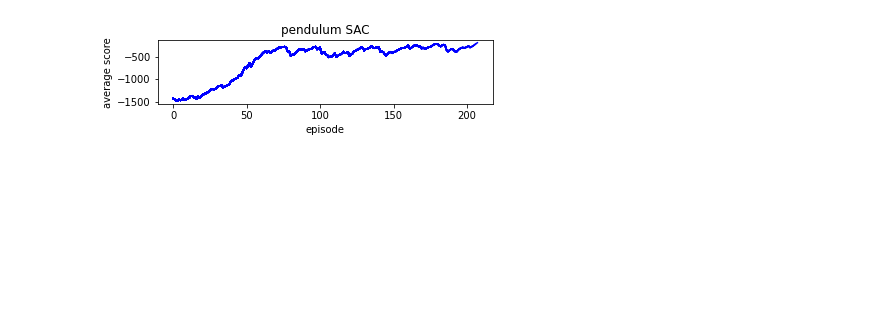
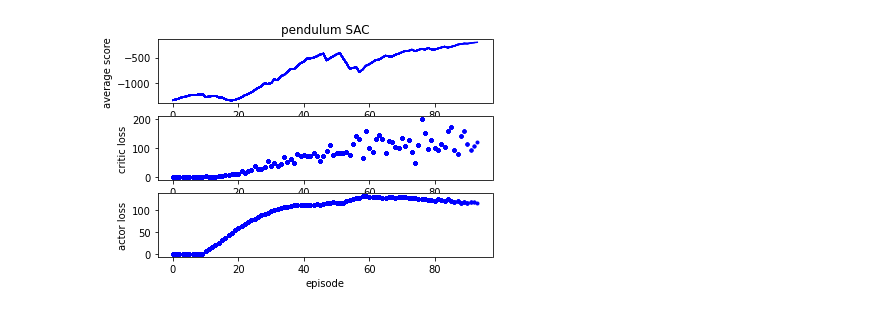
Before and after one commit to Kimbyung-wook/RL_Note, a Jupyter notebook: notebook/pendulum/pendulum_sac_train_TF.ipynb, the cells around one changed output. Saved outputs shown, nothing was run; the diff lists cells and outputs as text; code cells hidden in the pictures; blank space fills up the shorter version.

```diff
--- a/notebook/pendulum/pendulum_sac_train_TF.ipynb
+++ b/notebook/pendulum/pendulum_sac_train_TF.ipynb
@@ -91,7 +91,7 @@ class TD3Agent:
         self.critic1_optimizer  = tf.keras.optimizers.Adam(learning_rate=self.critic_learning_rate)
         self.critic2_optimizer  = tf.keras.optimizers.Adam(learning_rate=self.critic_learning_rate)
         self.actor_optimizer    = tf.keras.optimizers.Adam(learning_rate=self.actor_learning_rate)
-        # self.alpha_optimizer    = tf.keras.optimizers.Adam(learning_rate=self.alpha_learning_rate)
+        self.alpha_optimizer    = tf.keras.optimizers.Adam(learning_rate=self.alpha_learning_rate)
 
         self.critic1        = Critic(self.state_size, self.action_size)
         self.critic2        = Critic(self.state_size, self.action_size)
@@ -118,9 +118,8 @@ class TD3Agent:
         # self.critic2.summary()
 
         self.hard_update_target_model()
-        # self.target_entropy = -tf.reduce_prod(tf.Tensor(self.action_size,dtype=tf.float32))
+        self.target_entropy = -tf.convert_to_tensor(np.array(self.action_size,dtype=np.float32),dtype=tf.float32)
 
-        self.update_freq = 2
         self.train_idx = 0
         self.show_media_info = False
 
@@ -174,7 +173,7 @@ class TD3Agent:
         # Train from Experience Replay
         # Training Condition - Memory Size
         if len(self.memory) < self.train_start:
-            return
+            return 0.0,0.0
         # Sampling from the memory
         mini_batch = random.sample(self.memory, self.batch_size)
 
@@ -245,8 +244,8 @@ class TD3Agent:
         # print('critic2',critic2_loss)
         # print('actor_loss',actor_loss)
         critic_loss = 0.5*(critic1_loss.numpy() + critic2_loss.numpy())
-        # return critic_loss, actor_loss.numpy()
-        return
+        return critic_loss, actor_loss.numpy()
+        # return
 
     def save_model(self):
         self.actor.save_weights("./save_model/pendulum_td3_TF_actor", save_format="tf")
@@ -254,10 +253,10 @@ class TD3Agent:
         self.critic2.save_weights("./save_model/pendulum_td3_TF_critic2", save_format="tf")
         return
 # %%
-# %matplotlib tk
+%matplotlib tk
 
 ENV_NAME = 'Pendulum-v0'
-EPISODES = 2000
+EPISODES = 500
 END_SCORE = -200
 
 if __name__ == "__main__":
@@ -271,7 +270,7 @@ if __name__ == "__main__":
     print('Env Name : ',ENV_NAME)
     print('States {0}, Actions {1}'.format(state_size, action_size))
     print('Action scale exp({0:.2f} ~ {1:.2f})'.format(log_std_min, log_std_max))
-    scores_avg, scores, episodes, critic_loss, actor_loss = [], [], [], [], []
+    scores_avg, scores, episodes, critic_mean, actor_mean = [], [], [], [], []
     score_avg = 0
     critics = 0
     actors = 0
@@ -286,18 +285,21 @@ if __name__ == "__main__":
         done = False
         score = 0
         state = env.reset()
+        critic_losses = []
+        actor_losses = []
         while not done:
             # if e%100 == 0:
             #     env.render()
-
             # Interact with env.
             action = agent.get_action(state)
             next_state, reward, done, info = env.step(action)
             agent.remember(state, action, reward, next_state, done)
-            agent.train_model()
+            critic_loss, actor_loss = agent.train_model()
             state = next_state
             #
             score += reward
+            critic_losses.append(critic_loss)
+            actor_losses.append(actor_loss)
             if show_media_info:
                 print("-------------- Variable shapes --------------")
                 print("State Shape : ", np.shape(state))
@@ -314,18 +316,18 @@ if __name__ == "__main__":
                 episodes.append(e)
                 scores.append(score)
                 scores_avg.append(score_avg)
-                critic_loss.append(0.0)
-                actor_loss.append(0.0)
+                critic_mean.append(np.mean(critic_losses))
+                actor_mean.append(np.mean(actor_losses))
                 plt.subplot(311)
                 # plt.plot(episodes, score, 'r.')
                 plt.plot(episodes, scores_avg, 'b')
                 plt.xlabel('episode'); plt.ylabel('average score'); plt.title('pendulum SAC'); plt.grid()
-                # plt.subplot(312)
-                # plt.plot(episodes, critic_loss, 'b.')
-                # plt.xlabel('episode'); plt.ylabel('critic loss'); plt.grid()
-                # plt.subplot(313)
-                # plt.plot(episodes, actor_loss, 'b.')
-                # plt.xlabel('episode'); plt.ylabel('actor loss'); plt.grid()
+                plt.subplot(312)
+                plt.plot(episodes, critic_mean, 'b.')
+                plt.xlabel('episode'); plt.ylabel('critic loss'); plt.grid()
+                plt.subplot(313)
+                plt.plot(episodes, actor_mean, 'b.')
+                plt.xlabel('episode'); plt.ylabel('actor loss'); plt.grid()
                 plt.savefig("./save_model/pendulum_sac_TF.png")
 
 
@@ -362,4 +364,4 @@ episode: 207 | score avg: -194.52 | mem size  41600 |
 End
-[figure, old version]
+[figure, new version]
 # %%
 env.close()
```
Also changed, not shown: parts of 2 cells of this notebook, 13 other files.
